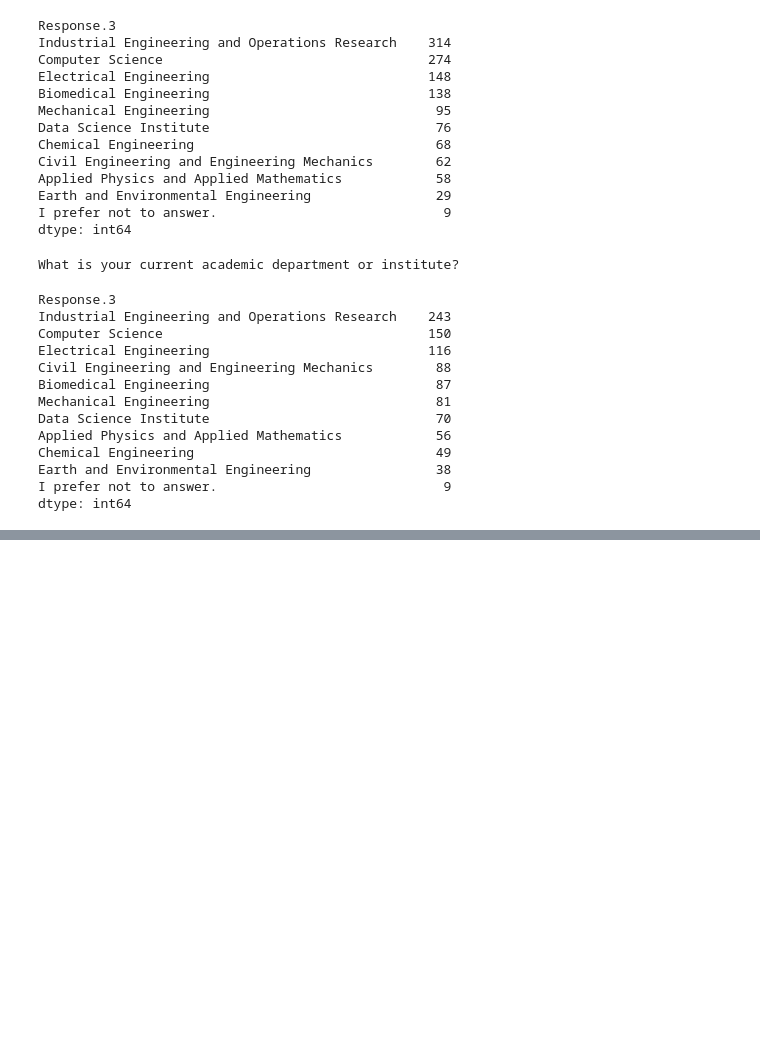
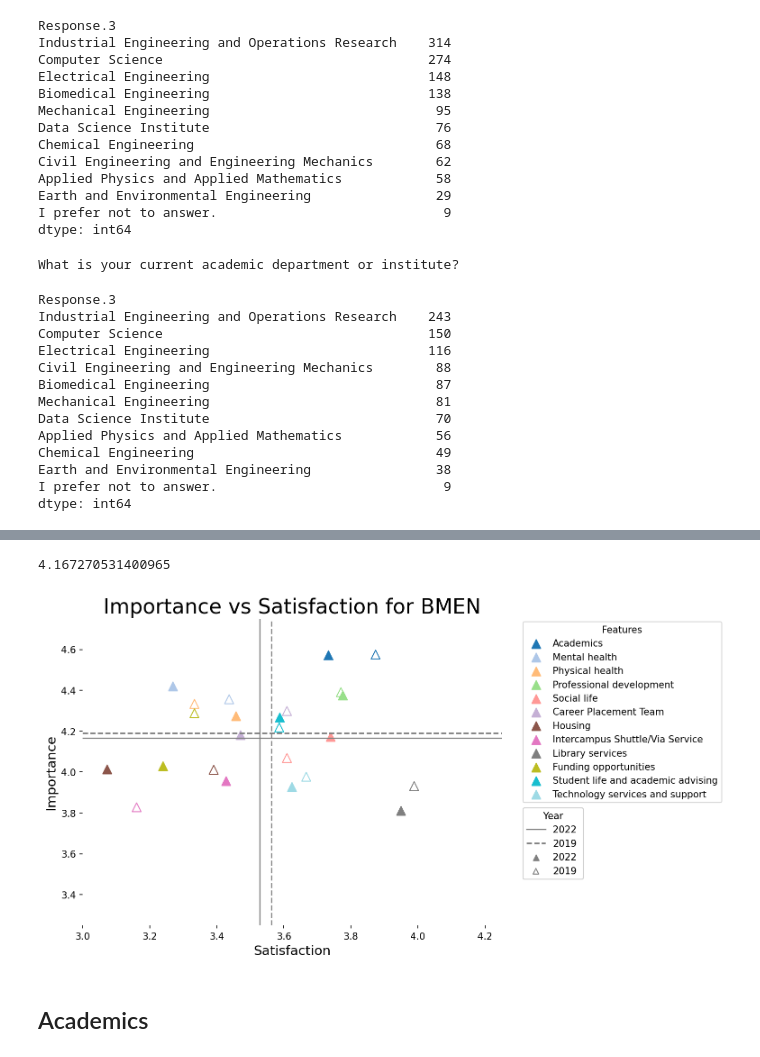
Before and after one commit to PatriciaSong/QLS, a Jupyter notebook: Biomedical Engineering.ipynb, the cells around one changed output, grey strips where cells are left out. Drawn from its saved outputs; the diff is of its cells as text; code cells hidden in the pictures; blank space fills up the shorter version.

```diff
--- a/Biomedical Engineering.ipynb
+++ b/Biomedical Engineering.ipynb
@@ -231,0 +307,3 @@ ax.spines['left'].set_visible(False)
+# %%
+important_2019=query_data(Q,qq,df2019,"important",indx=1)
+satisfied2_2019 = query_data(Q,qq,df2019,"satisfied",indx=2)
@@ -231,0 +313,3 @@ ax.spines['left'].set_visible(False)
+# %%
+important_2022=query_data(Q,qq,df2022,"important",indx=1)
+satisfied2_2022 = query_data(Q,qq,df2022,"satisfied",indx=2)
@@ -231,0 +319,6 @@ ax.spines['left'].set_visible(False)
+# %%
+a=pd.DataFrame(satisfied2_2022.mean()).T
+b=pd.DataFrame(important_2022.mean()).T
+b.columns=a.columns
+c2022=pd.concat([a,b],ignore_index=True)
+c2022
@@ -231,0 +329,6 @@ ax.spines['left'].set_visible(False)
+# %%
+a=pd.DataFrame(satisfied2_2019.mean()).T
+b=pd.DataFrame(important_2019.mean()).T
+b.columns=a.columns
+c2019=pd.concat([a,b],ignore_index=True)
+c2019
@@ -231,0 +339,61 @@ ax.spines['left'].set_visible(False)
+# %%
+c2022.iloc[1,:].mean()
+# %% [output]
+4.167270531400965
+# %%
+import matplotlib.cm as cm
+colors = cm.tab20(np.linspace(0, 1, (12)))
+
+fig,ax=plt.subplots(figsize=(8,6),dpi=150)
+
+for i in range(12):
+    ax.scatter(c2022.iloc[0,i], c2022.iloc[1,i],s=90,marker='^',label=c2022.columns[i],c=colors[i].reshape(1,-1))
+
+for i in range(12):
+    ax.scatter(c2019.iloc[0,i], c2019.iloc[1,i],s=90,marker='^',facecolors='none',edgecolors=colors[i].reshape(1,-1))
+
+line1=ax.axhline(y=c2022.iloc[1,:].mean(),c='grey')
+ax.axvline(x=c2022.iloc[0,:].mean(),c='grey' )
+
+line2=ax.axhline(y=c2019.iloc[1,:].mean(),c='grey',ls='--')
+ax.axvline(x=c2019.iloc[0,:].mean(),c='grey' ,ls='--')
+
+
+ax.set_xlim([3.0, 4.250])
+ax.set_ylim([3.25, 4.750])
+
+
+ax.set_title("Importance vs Satisfaction for BMEN",fontsize=22)
+
+leg = plt.legend(loc=(1.05,0.4), title="Features")
+ax.add_artist(leg)
+#leg = plt.legend(,loc=(1.05,0.4), title="Year")
+
+
+#import matplotlib.lines as mlines
+
+import matplotlib.patches as mpatches
+
+grey_triangle1 = ax.scatter([], [], color='grey', marker='^', linestyle='None')
+grey_triangle2 = ax.scatter([], [], color='grey', marker='^', facecolors='none',edgecolors="grey",linestyle='None')
+
+#first_legend=plt.legend([line1,line2],['2022','2019'],bbox_to_anchor=(1, 1.05))
+leg1=plt.legend(handles=[line1,line2,grey_triangle1,grey_triangle2], labels=['2022 ','2019','2022 ','2019'],loc=(1.05,0.15), title="Year")
+ax.add_artist(leg1)
+
+ax.set_xlabel("Satisfaction",fontsize=14)
+ax.set_ylabel("Importance",fontsize=14)
+
+
+ax.spines['top'].set_visible(False)
+ax.spines['right'].set_visible(False)
+ax.spines['bottom'].set_visible(False)
+ax.spines['left'].set_visible(False)
+
+
+
+plt.show()
+# %% [output]
+[figure, added]
+# %% [markdown]
+## Academics
```
Also changed, not shown: parts of 49 cells of this notebook, 1 other file.
